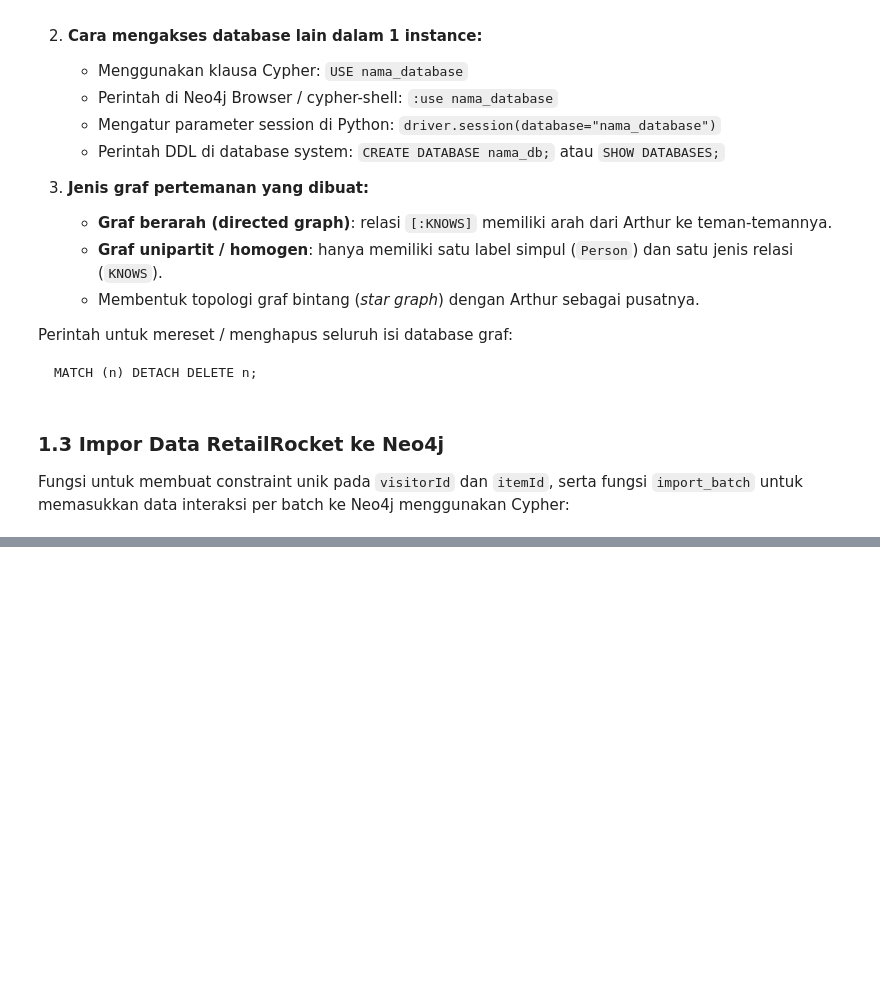
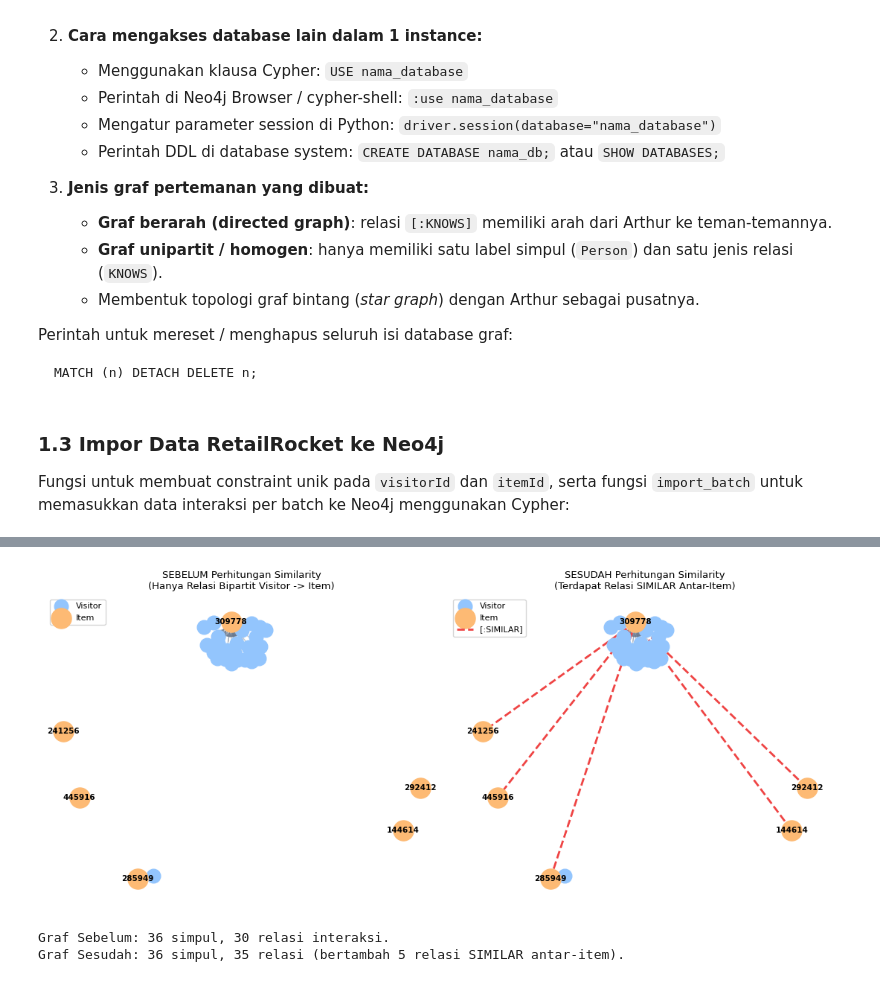
Before and after one commit to Underag3/UTS-GSD, a Jupyter notebook: uts-gsd.ipynb, the cells around one changed output, grey strips where cells are left out. Saved outputs shown, nothing was run; the diff lists cells and outputs as text; code cells hidden in the pictures; blank space fills up the shorter version.

```diff
--- a/uts-gsd.ipynb
+++ b/uts-gsd.ipynb
@@ -879,0 +415,15 @@ Hasil Evaluasi:
+# %%
+# Menghitung Top 5 Cosine Similarity untuk Item Acuan 309778
+target_idx = item_cat.categories.get_loc(309778)
+sims_acuan = (R_item_norm[target_idx] @ R_item_norm.T).toarray().flatten()
+sims_acuan[target_idx] = 0.0
+
+top_5_sim_idx = np.argsort(sims_acuan)[::-1][:5]
+df_top5_query_result = pd.DataFrame({
+    "Item_Acuan": 309778,
+    "Item_Mirip": [item_cat.categories[idx] for idx in top_5_sim_idx],
+    "Cosine_Similarity": [round(float(sims_acuan[idx]), 4) for idx in top_5_sim_idx]
+})
+
+print(f"Top-5 Item Paling Mirip dengan Item 309778:")
+print(df_top5_query_result.to_string(index=False))
@@ -879,0 +457,53 @@ Hasil Evaluasi:
+# %%
+# Visualisasi Kondisi Sebelum vs Sesudah Penambahan Relasi SIMILAR
+ego_items = [target_acuan_item] + df_top5_query_result["Item_Mirip"].tolist()
+df_ego = df_p1[df_p1["itemid"].isin(ego_items)].head(30)
+
+G_bef = nx.DiGraph()
+G_bef.add_node(f"I:{target_acuan_item}")
+for itm in df_top5_query_result["Item_Mirip"].tolist():
+    G_bef.add_node(f"I:{itm}")
+for _, r in df_ego.iterrows():
+    G_bef.add_edge(f"U:{r['visitorid']}", f"I:{r['itemid']}")
+
+pos_ego = nx.spring_layout(G_bef, seed=42)
+u_ego = [n for n in G_bef.nodes() if n.startswith("U:")]
+i_ego = [n for n in G_bef.nodes() if n.startswith("I:")]
+
+fig, (ax_b, ax_a) = plt.subplots(1, 2, figsize=(11, 4.8))
+
+# Panel Kiri: Sebelum
+nx.draw_networkx_nodes(G_bef, pos_ego, nodelist=u_ego, node_color="#93C5FD", node_size=180, ax=ax_b, label="Visitor")
+nx.draw_networkx_nodes(G_bef, pos_ego, nodelist=i_ego, node_color="#FDBA74", node_size=380, ax=ax_b, label="Item")
+nx.draw_networkx_edges(G_bef, pos_ego, alpha=0.4, edge_color="#64748B", arrows=True, ax=ax_b)
+nx.draw_networkx_labels(G_bef, pos_ego, labels={n: n.replace("I:", "") for n in i_ego}, font_size=7.5, font_weight="bold", ax=ax_b)
+ax_b.set_title("SEBELUM Perhitungan Similarity\n(Hanya Relasi Bipartit Visitor -> Item)", fontsize=9.5)
+ax_b.legend(loc="upper left", fontsize=8)
+ax_b.axis("off")
+
+# Panel Kanan: Sesudah
+G_aft = G_bef.copy()
+sim_edges = []
+for sim_itm in df_top5_query_result["Item_Mirip"].tolist():
+    G_aft.add_edge(f"I:{target_acuan_item}", f"I:{sim_itm}")
+    sim_edges.append((f"I:{target_acuan_item}", f"I:{sim_itm}"))
+
+nx.draw_networkx_nodes(G_aft, pos_ego, nodelist=u_ego, node_color="#93C5FD", node_size=180, ax=ax_a, label="Visitor")
+nx.draw_networkx_nodes(G_aft, pos_ego, nodelist=i_ego, node_color="#FDBA74", node_size=380, ax=ax_a, label="Item")
+bip_edges = [e for e in G_aft.edges() if e not in sim_edges]
+nx.draw_networkx_edges(G_aft, pos_ego, edgelist=bip_edges, alpha=0.35, edge_color="#64748B", arrows=True, ax=ax_a)
+nx.draw_networkx_edges(G_aft, pos_ego, edgelist=sim_edges, edge_color="#EF4444", width=2.0, style="dashed", arrows=False, ax=ax_a, label="[:SIMILAR]")
+nx.draw_networkx_labels(G_aft, pos_ego, labels={n: n.replace("I:", "") for n in i_ego}, font_size=7.5, font_weight="bold", ax=ax_a)
+ax_a.set_title("SESUDAH Perhitungan Similarity\n(Terdapat Relasi SIMILAR Antar-Item)", fontsize=9.5)
+ax_a.legend(loc="upper left", fontsize=8)
+ax_a.axis("off")
+
+plt.tight_layout()
+plt.show()
+
+print(f"Graf Sebelum: {G_bef.number_of_nodes()} simpul, {G_bef.number_of_edges()} relasi interaksi.")
+print(f"Graf Sesudah: {G_aft.number_of_nodes()} simpul, {G_aft.number_of_edges()} relasi (bertambah 5 relasi SIMILAR antar-item).")
+# %% [output]
+[figure, added]
+Graf Sebelum: 36 simpul, 30 relasi interaksi.
+Graf Sesudah: 36 simpul, 35 relasi (bertambah 5 relasi SIMILAR antar-item).
```
Also changed, not shown: parts of 40 cells of this notebook, 3 other files.
